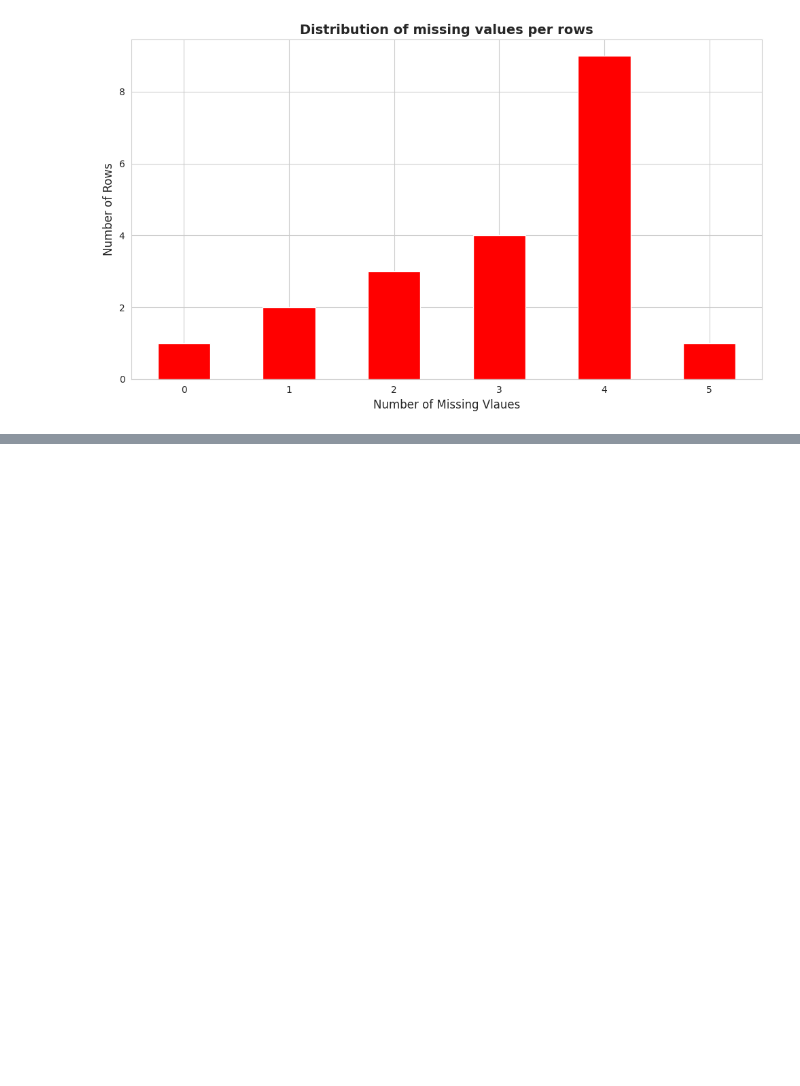
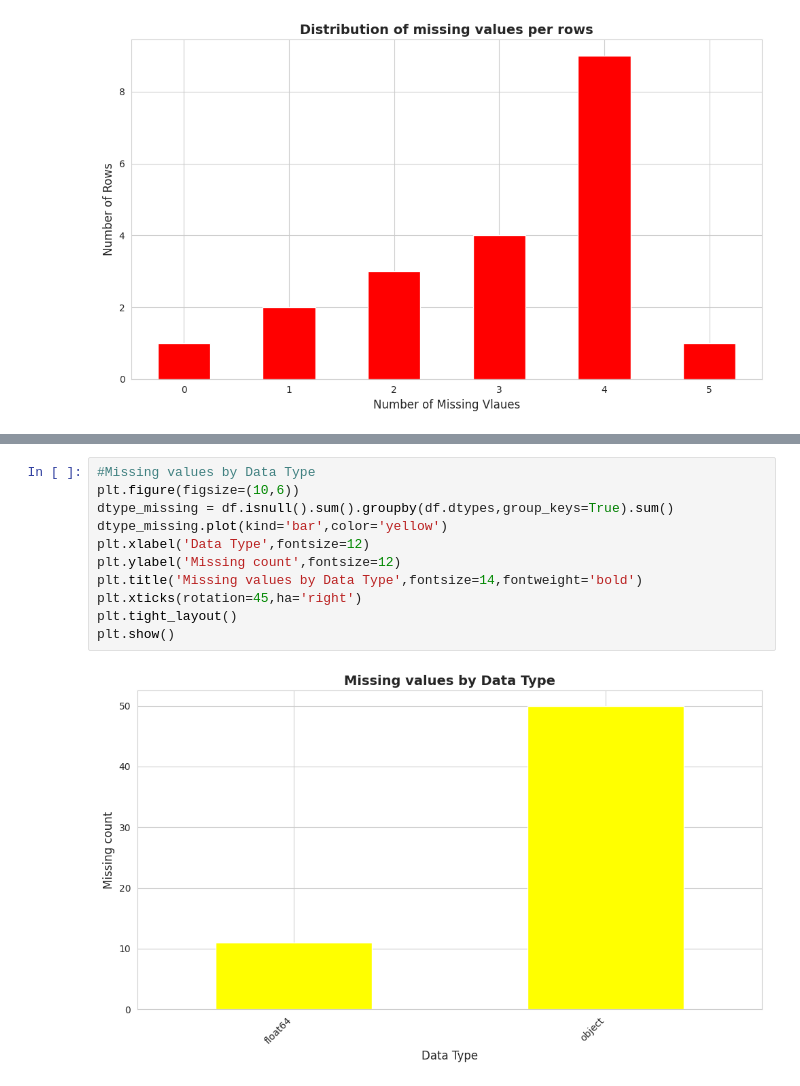
Before and after one commit to Swastika-Roy/Python-concepts, a Jupyter notebook: MissingDataAnalysisAndTreatment.ipynb, the cells around one changed output, grey strips where cells are left out. Drawn from its saved outputs; the diff is of its cells as text; blank space fills up the shorter version.

```diff
--- a/MissingDataAnalysisAndTreatment.ipynb
+++ b/MissingDataAnalysisAndTreatment.ipynb
@@ -195,0 +222,13 @@ plt.show()
+# %%
+#Missing values by Data Type
+plt.figure(figsize=(10,6))
+dtype_missing = df.isnull().sum().groupby(df.dtypes,group_keys=True).sum()
+dtype_missing.plot(kind='bar',color='yellow')
+plt.xlabel('Data Type',fontsize=12)
+plt.ylabel('Missing count',fontsize=12)
+plt.title('Missing values by Data Type',fontsize=14,fontweight='bold')
+plt.xticks(rotation=45,ha='right')
+plt.tight_layout()
+plt.show()
+# %% [output]
+[figure, added]
```
Also changed, not shown: parts of 12 cells of this notebook.
